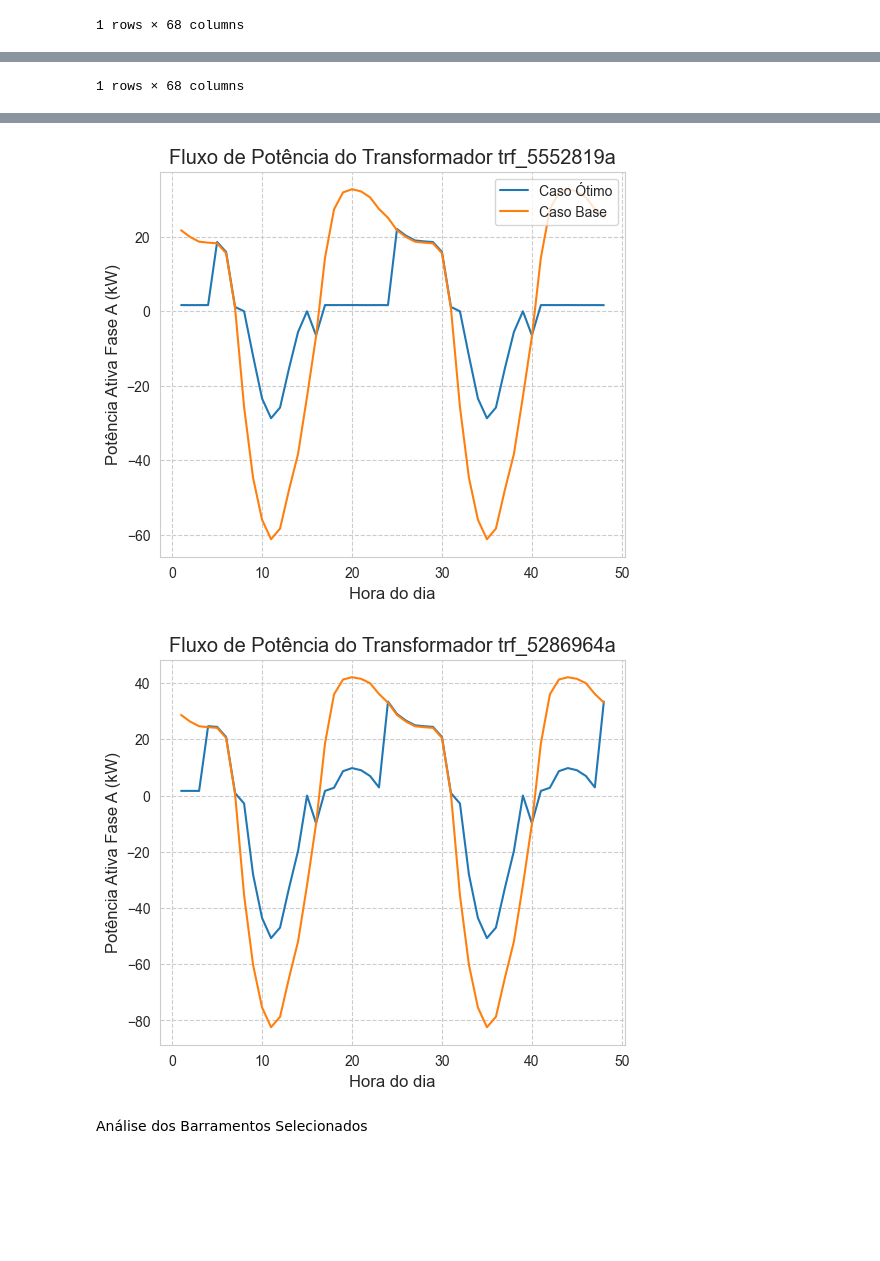
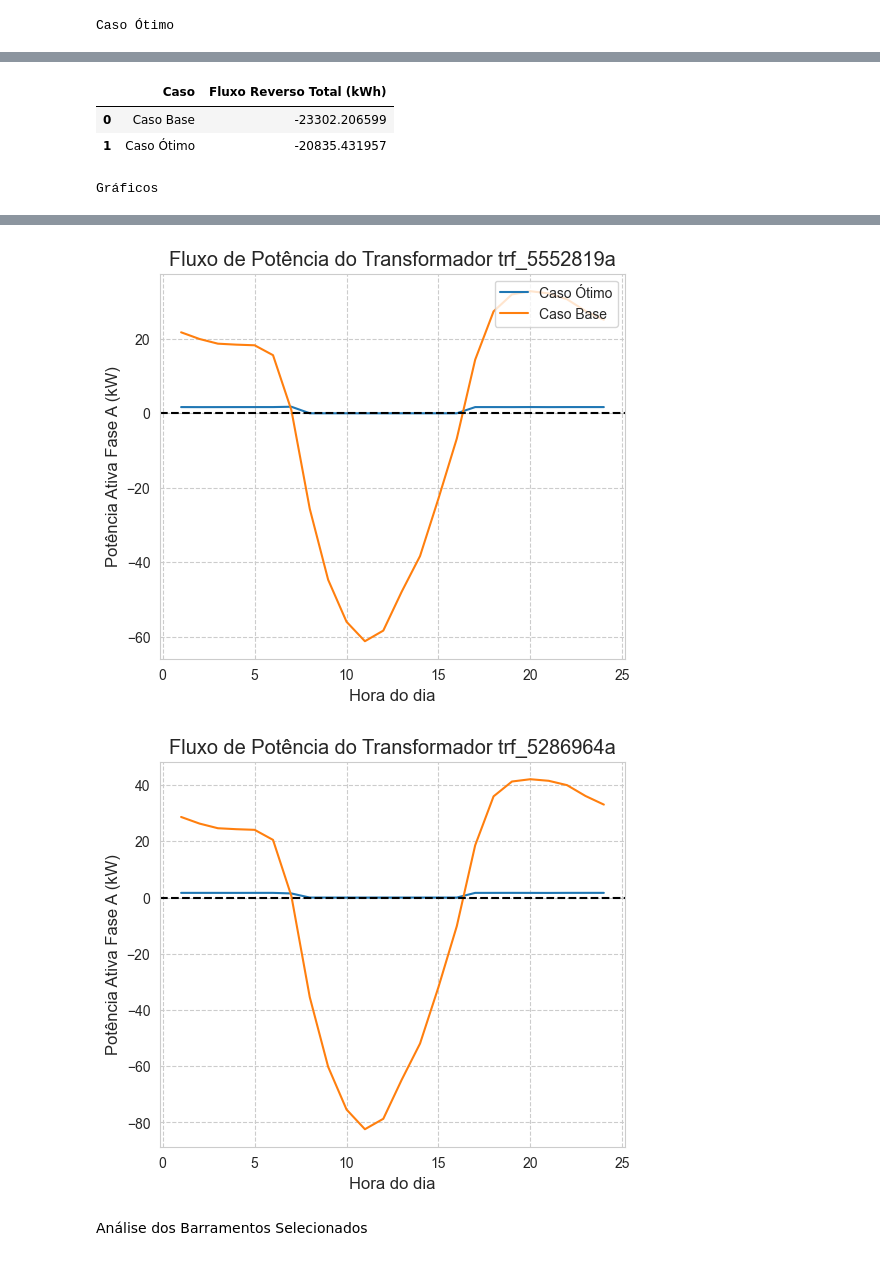
Before and after one commit to Ivanictor/Optimizer-OpenDSS, a Jupyter notebook: optimal_case.ipynb, the cells around one changed output, grey strips where cells are left out. Drawn from its saved outputs; the diff is of its cells as text; code cells hidden in the pictures; blank space fills up the shorter version.

```diff
--- a/optimal_case.ipynb
+++ b/optimal_case.ipynb
@@ -52,6 +52,19 @@ def decide_element(bus: str, buses_df: pd.DataFrame, trafo_df: pd.DataFrame, lin
 
     return selected_element_type, selected_element, selected_kv
 
+def calc_rpf() -> float:
+    soma = 0
+    for name in dss.monitors.names:
+        if "voltage" in name:
+            continue
+
+        dss.monitors.name = name
+        monitor = dss.monitors.channel(1)
+
+        soma += sum(x for x in monitor if x < 0)
+
+    return soma
+
 buses_df = dss_tools.model.buses_df
 trafo_df = dss_tools.model.transformers_df
 lines_df = dss_tools.model.lines_df
@@ -65,8 +80,8 @@ import py_dss_interface
 from py_dss_toolkit import dss_tools
 from matplotlib import pyplot as plt
 
-cases = ["BaseCase", "OptimalCase"]
-solution_buses = ['82036275286964.1.2.3.4', '82026915286812.1.2.3.4', '82032765552819.1.2.3.4']
+cases = ["Caso Base", "Caso Ótimo"]
+solution_buses = ['82036275286964.1.2.3.4', '82026915286812.1.2.3.4', '82032765552819.1.2.3.4'] #Colocar a solução aqui
 
 dss_file = r"C:\Dados_teste\OpenDSS\GWO\Alim_Meia_Ponte_5_REDUZIDO\Master_PyDSS_Interface.dss"
 
@@ -74,18 +89,21 @@ dss = py_dss_interface.DSS()
 
 dss_tools.update_dss(dss)
 
+df_rpf = pd.DataFrame(columns=["Caso", "Fluxo Reverso Total (kWh)"])
+
 for case in cases:
 
     dss.text(f"compile [{dss_file}]")
 
     dss.text("Redirect 'PV_System_120_MeiaPonte.dss'")
 
-    if case == "OptimalCase":
+    if case == "Caso Ótimo":
 
         for i, bus in enumerate(solution_buses):
             element_type, element_name, kv = decide_element(bus, buses_df, trafo_df, lines_df)
+            pot = 280
 
-            dss.text(f"New Storage.Battery_{i} phases=3 bus1={bus} kv={kv} kWrated=100 kWhrated=800 dispmode=follow %stored=50")
+            dss.text(f"New Storage.Battery_{i} phases=3 bus1={bus} kv={kv} kWrated={pot} kWhrated={8*pot} dispmode=follow %stored=50")
 
             dss.text(f"New StorageController.SC_{i} element={element_type}.{element_name} terminal=1 modedis=peakShave elementList=[Battery_{i}]\n"
             f"~ MonPhase=AVG kwtarget=5 modecharge=peakShaveLow kwtargetLow=0\n\n")
@@ -94,7 +112,7 @@ for case in cases:
 
     dss.text("set mode=daily")
     dss.text("set stepsize=1h")
-    dss.text("set number=48")
+    dss.text("set number=24")
 
     dss.solution.solve()
 
@@ -102,21 +120,31 @@ for case in cases:
 
     elem_1, elem_2, elem_3 = "trf_5286812a", "trf_5552819a", "trf_5286964a"
 
-    if case == "OptimalCase":
+    if case == "Caso Ótimo":
         df_optimal_feeder = dss_tools.results.monitor("feeder")
         df_optimal_trafo_1 = dss_tools.results.monitor(elem_1)
         df_optimal_trafo_2 = dss_tools.results.monitor(elem_2)
         df_optimal_trafo_3 = dss_tools.results.monitor(elem_3)
 
-    elif case == "BaseCase":
+    elif case == "Caso Base":
         df_base_feeder = dss_tools.results.monitor("feeder")
         df_base_trafo_1 = dss_tools.results.monitor(elem_1)
         df_base_trafo_2 = dss_tools.results.monitor(elem_2)
         df_base_trafo_3  = dss_tools.results.monitor(elem_3)
 
-    display(energymeter_df)
+    print(f"{case}")
+    display(energymeter_df[["kwh", "kvarh", "zone losses kwh"]])
+
+    rpf = calc_rpf()
+    df2 = pd.DataFrame({"Caso": [case], "Fluxo Reverso Total (kWh)": [rpf]})
+
+    df_rpf = pd.concat([df_rpf, df2], ignore_index=True)
+
+#Fluxo reverso total
+display(df_rpf)
 
 #### Gráfico
+print("Gráficos")
 
 # Alimentador
 plt.plot(df_optimal_feeder["Hour"], df_optimal_feeder[" P1 (kW)"], label="Caso Ótimo")
@@ -125,6 +153,7 @@ plt.xlabel("Hora do dia")
 plt.ylabel("Potência Ativa Fase A (kW)")
 plt.legend()
 plt.grid(True)
+plt.axhline(y=0, linestyle="--", color="black")
 plt.title("Fluxo de Potência do Alimentador")
 plt.show()
 
@@ -135,6 +164,7 @@ plt.xlabel("Hora do dia")
 plt.ylabel("Potência Ativa Fase A (kW)")
 plt.legend()
 plt.grid(True)
+plt.axhline(y=0, linestyle="--", color="black")
 plt.title(f"Fluxo de Potência do Transformador {elem_1}")
 plt.show()
 
@@ -146,6 +176,7 @@ plt.xlabel("Hora do dia")
 plt.ylabel("Potência Ativa Fase A (kW)")
 plt.legend()
 plt.grid(True)
+plt.axhline(y=0, linestyle="--", color="black")
 plt.title(f"Fluxo de Potência do Transformador {elem_2}")
 plt.show()
 
@@ -155,6 +186,7 @@ plt.plot(df_optimal_trafo_3["Hour"], df_optimal_trafo_3[" P1 (kW)"])
 plt.plot(df_optimal_trafo_3["Hour"], df_base_trafo_3[" P1 (kW)"])
 plt.xlabel("Hora do dia")
 plt.ylabel("Potência Ativa Fase A (kW)")
+plt.axhline(y=0, linestyle="--", color="black")
 plt.grid(True)
 plt.title(f"Fluxo de Potência do Transformador {elem_3}")
 plt.show()
@@ -164 +197 @@ plt.show()
-1 rows × 68 columns
+Caso Ótimo
@@ -167 +200,4 @@ plt.show()
-1 rows × 68 columns
+|  | Caso | Fluxo Reverso Total (kWh) |
+| 0 | Caso Base | -23302.206599 |
+| 1 | Caso Ótimo | -20835.431957 |
+Gráficos
@@ -170,5 +206,5 @@ plt.show()
-[figure, old version]
+[figure, new version]
-[figure, old version]
+[figure, new version]
 # %% [markdown]
 Análise dos Barramentos Selecionados
 # %%
```
Also changed, not shown: parts of 4 cells of this notebook.
